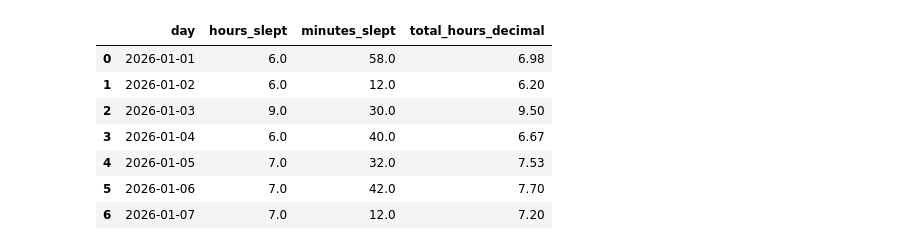
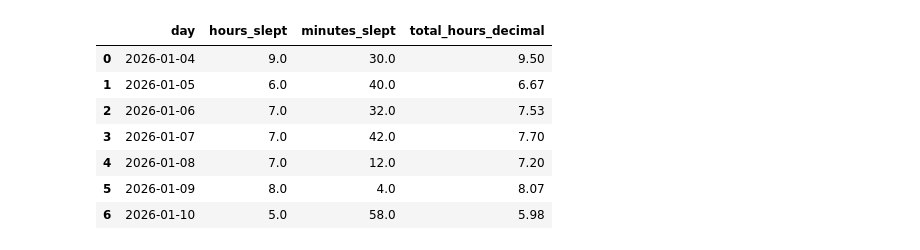
Before and after one commit to helloskyy-io/Open-Vitals, a Jupyter notebook: notebooks/07_total_sleep_google.ipynb, the cells around one changed output. Saved outputs shown, nothing was run; the diff lists cells and outputs as text; code cells hidden in the pictures.

```diff
--- a/notebooks/07_total_sleep_google.ipynb
+++ b/notebooks/07_total_sleep_google.ipynb
@@ -8,14 +8,16 @@ DB_URL = "postgresql+psycopg://openvitals:openvitals@postgres:5432/openvitals"
 sql = """
 WITH params AS (
     SELECT
-        '2026-01-01'::date AS start_day,
-        '2026-01-07'::date AS end_day
+        '2026-01-04'::date AS start_day,
+        '2026-01-10'::date AS end_day
 ),
+-- sleep_day = wake-up date (matches Fitbit app convention)
+-- window = (wake-up day - 1) 8PM  ->  wake-up day 8AM
 sleep_days AS (
     SELECT
         gs::date AS sleep_day,
-        (gs::date + time '20:00') AS window_start,
-        ((gs::date + 1) + time '08:00') AS window_end
+        ((gs::date - 1) + time '20:00') AS window_start,
+        (gs::date + time '08:00') AS window_end
     FROM params p,
          generate_series(p.start_day, p.end_day, interval '1 day') AS gs
 ),
@@ -41,40 +43,40 @@ sleep_totals AS (
             ))
         ) AS total_sleep_seconds
     FROM sleep_days sd
     JOIN unique_sessions us
         ON us.end_ts > sd.window_start
        AND us.start_ts < sd.window_end
     JOIN sleep_stage ss
         ON ss.sleep_session_id = us.sleep_session_id
        AND ss.end_ts > sd.window_start
        AND ss.start_ts < sd.window_end
     WHERE ss.stage IN ('core', 'deep', 'rem')
     GROUP BY sd.sleep_day
 )
 SELECT
     day,
     FLOOR(total_sleep_seconds / 3600) AS hours_slept,
     FLOOR((total_sleep_seconds::int % 3600) / 60) AS minutes_slept,
     ROUND(total_sleep_seconds / 3600.0, 2) AS total_hours_decimal
 FROM sleep_totals
 ORDER BY day;
 """
 
 engine = create_engine(DB_URL, pool_pre_ping=True)
 with engine.connect() as conn:
     df = pd.read_sql(text(sql), conn)
 
 df["day"] = pd.to_datetime(df["day"])
 df
 # %% [output]
 |  | day | hours_slept | minutes_slept | total_hours_decimal |
-| 0 | 2026-01-01 | 6.0 | 58.0 | 6.98 |
-| 1 | 2026-01-02 | 6.0 | 12.0 | 6.20 |
-| 2 | 2026-01-03 | 9.0 | 30.0 | 9.50 |
-| 3 | 2026-01-04 | 6.0 | 40.0 | 6.67 |
-| 4 | 2026-01-05 | 7.0 | 32.0 | 7.53 |
-| 5 | 2026-01-06 | 7.0 | 42.0 | 7.70 |
-| 6 | 2026-01-07 | 7.0 | 12.0 | 7.20 |
+| 0 | 2026-01-04 | 9.0 | 30.0 | 9.50 |
+| 1 | 2026-01-05 | 6.0 | 40.0 | 6.67 |
+| 2 | 2026-01-06 | 7.0 | 32.0 | 7.53 |
+| 3 | 2026-01-07 | 7.0 | 42.0 | 7.70 |
+| 4 | 2026-01-08 | 7.0 | 12.0 | 7.20 |
+| 5 | 2026-01-09 | 8.0 | 4.0 | 8.07 |
+| 6 | 2026-01-10 | 5.0 | 58.0 | 5.98 |
 # %%
 target_hours = 8.0
 
```
Also changed, not shown: parts of 1 cell of this notebook, 3 other files.
